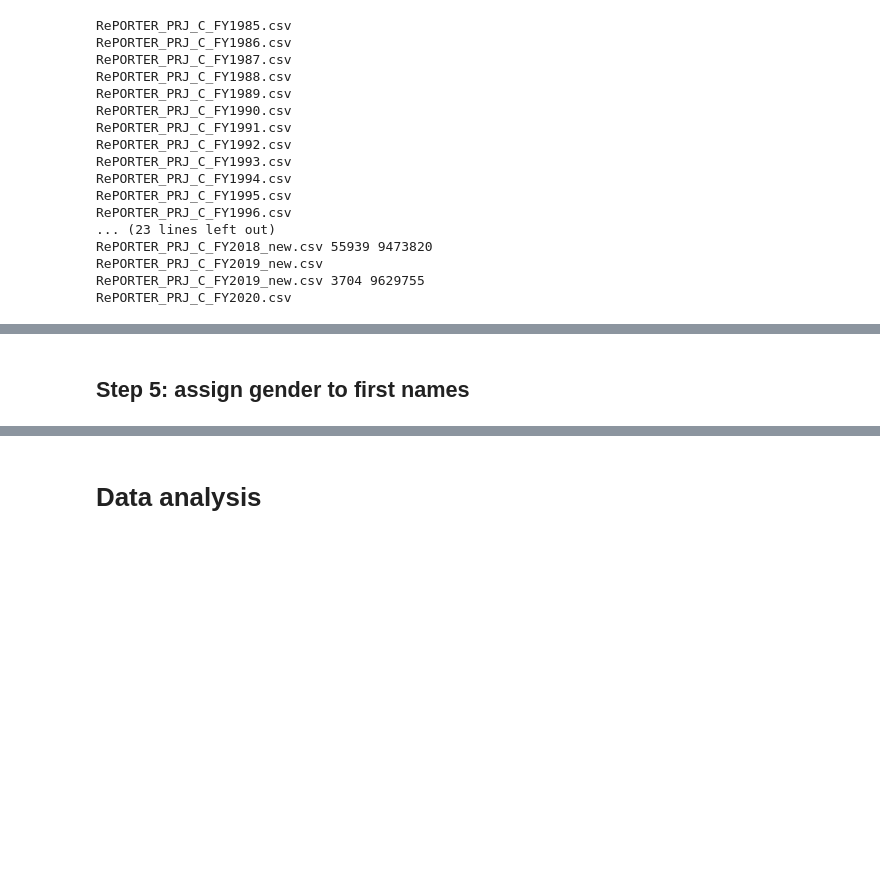
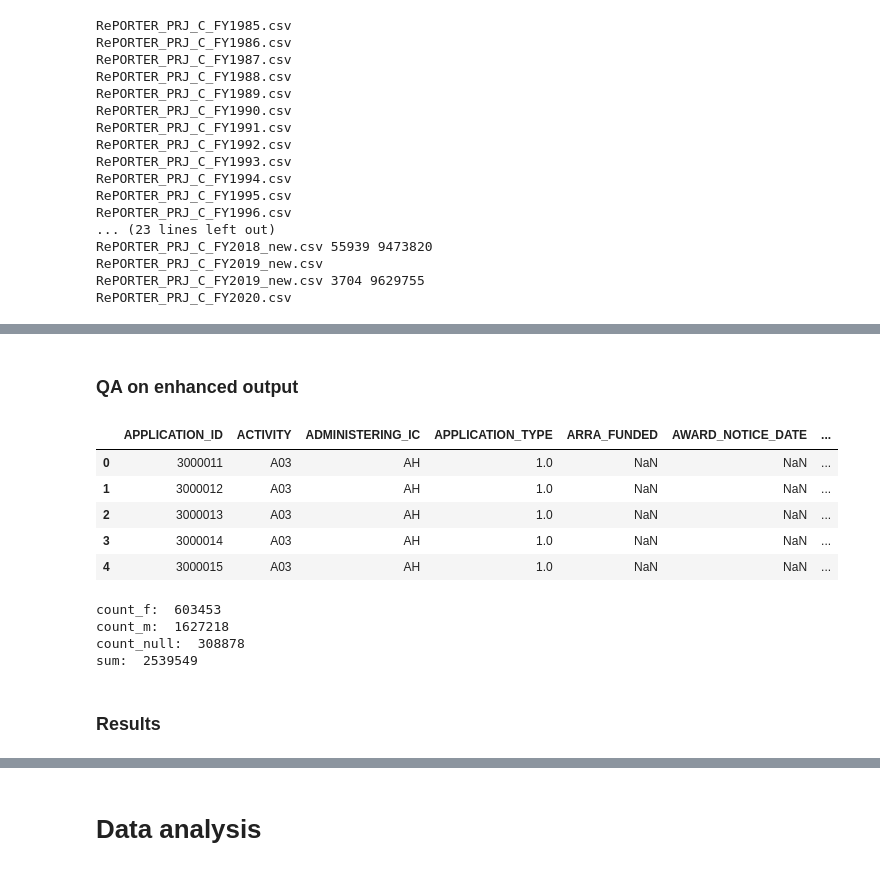
Before and after one commit to scameronp/nih-reporter, a Jupyter notebook: NIH_RePORTER_project.ipynb, the cells around one changed output, grey strips where cells are left out. Cells and saved outputs as stored; diff of their text form; code cells hidden in the pictures; blank space fills up the shorter version.

```diff
--- a/NIH_RePORTER_project.ipynb
+++ b/NIH_RePORTER_project.ipynb
@@ -313,2 +282,0 @@ with codecs.open(TARGET_FILE, 'w', encoding=ENCODING) as output_file:
-# %% [markdown]
-## Step 5: assign gender to first names
@@ -316,0 +441,41 @@ with codecs.open(TARGET_FILE, 'w', encoding=ENCODING) as output_file:
+# %% [markdown]
+### QA on enhanced output
+# %%
+dataset = pd.read_csv('/content/enhanced-output.csv')
+dataset.head()
+# %% [output]
+|  | APPLICATION_ID | ACTIVITY | ADMINISTERING_IC | APPLICATION_TYPE | ARRA_FUNDED | AWARD_NOTICE_DATE | ... |
+| 0 | 3000011 | A03 | AH | 1.0 | NaN | NaN | ... |
+| 1 | 3000012 | A03 | AH | 1.0 | NaN | NaN | ... |
+| 2 | 3000013 | A03 | AH | 1.0 | NaN | NaN | ... |
+| 3 | 3000014 | A03 | AH | 1.0 | NaN | NaN | ... |
+| 4 | 3000015 | A03 | AH | 1.0 | NaN | NaN | ... |
+# %%
+# count number of successful gender assignment
+
+with codecs.open('enhanced-output.csv', 'r', encoding='UTF-8') as csv_file_descriptor:
+    dataset = csv.DictReader(csv_file_descriptor, delimiter=',', quotechar='"')
+
+    count_f = 0
+    count_m = 0
+    count_null = 0
+
+    for row in dataset:
+        if row[CONTACT_PI_GENDER] == 'F':
+            count_f += 1
+        elif row[CONTACT_PI_GENDER] == 'M':
+            count_m += 1
+        else:
+            count_null += 1
+
+    print("count_f: ", count_f)
+    print("count_m: ", count_m)
+    print("count_null: ", count_null)
+    print("sum: ", count_f + count_m + count_null)
+# %% [output]
+count_f:  603453
+count_m:  1627218
+count_null:  308878
+sum:  2539549
+# %% [markdown]
+### Results
```
Also changed, not shown: parts of 14 cells of this notebook.
